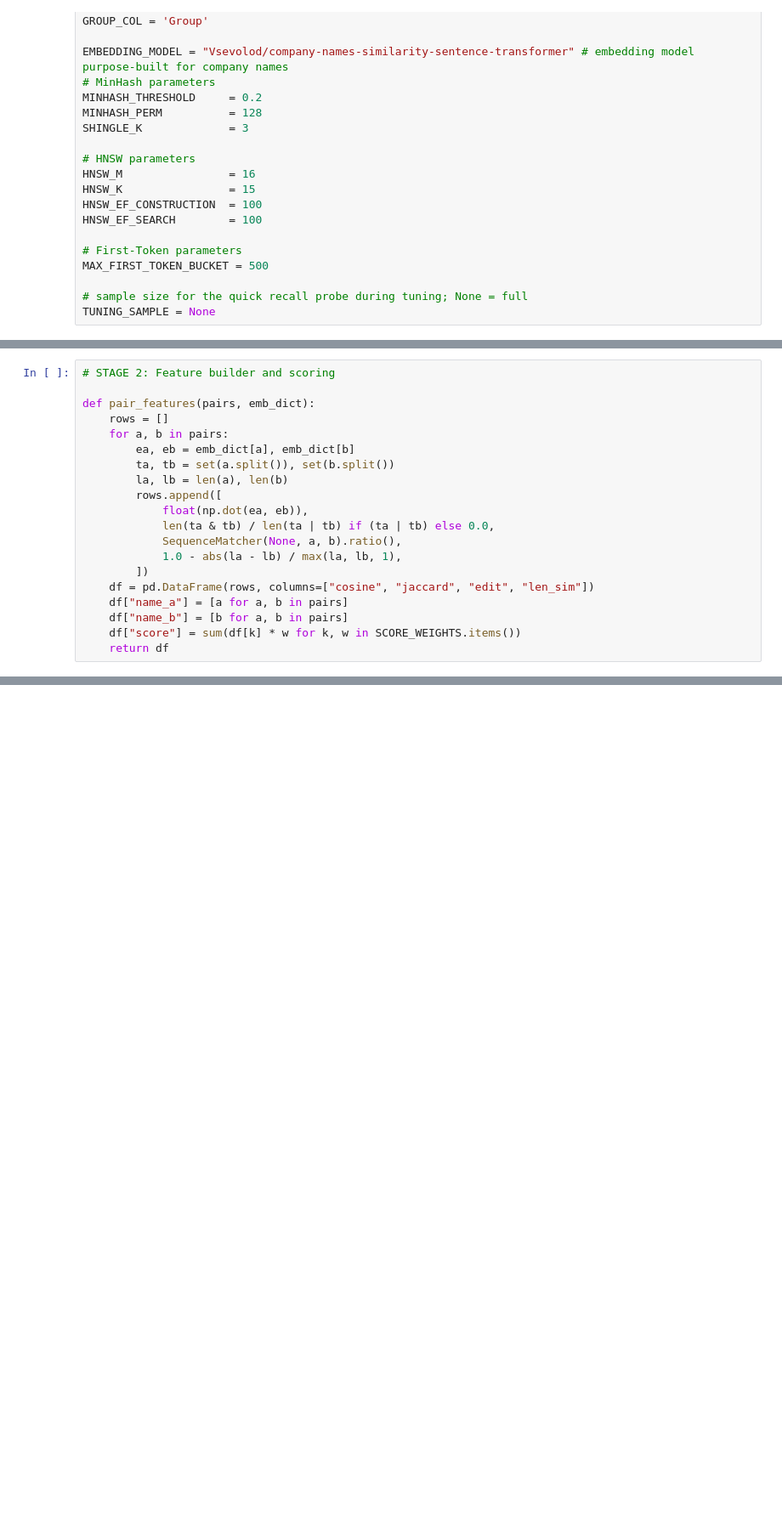
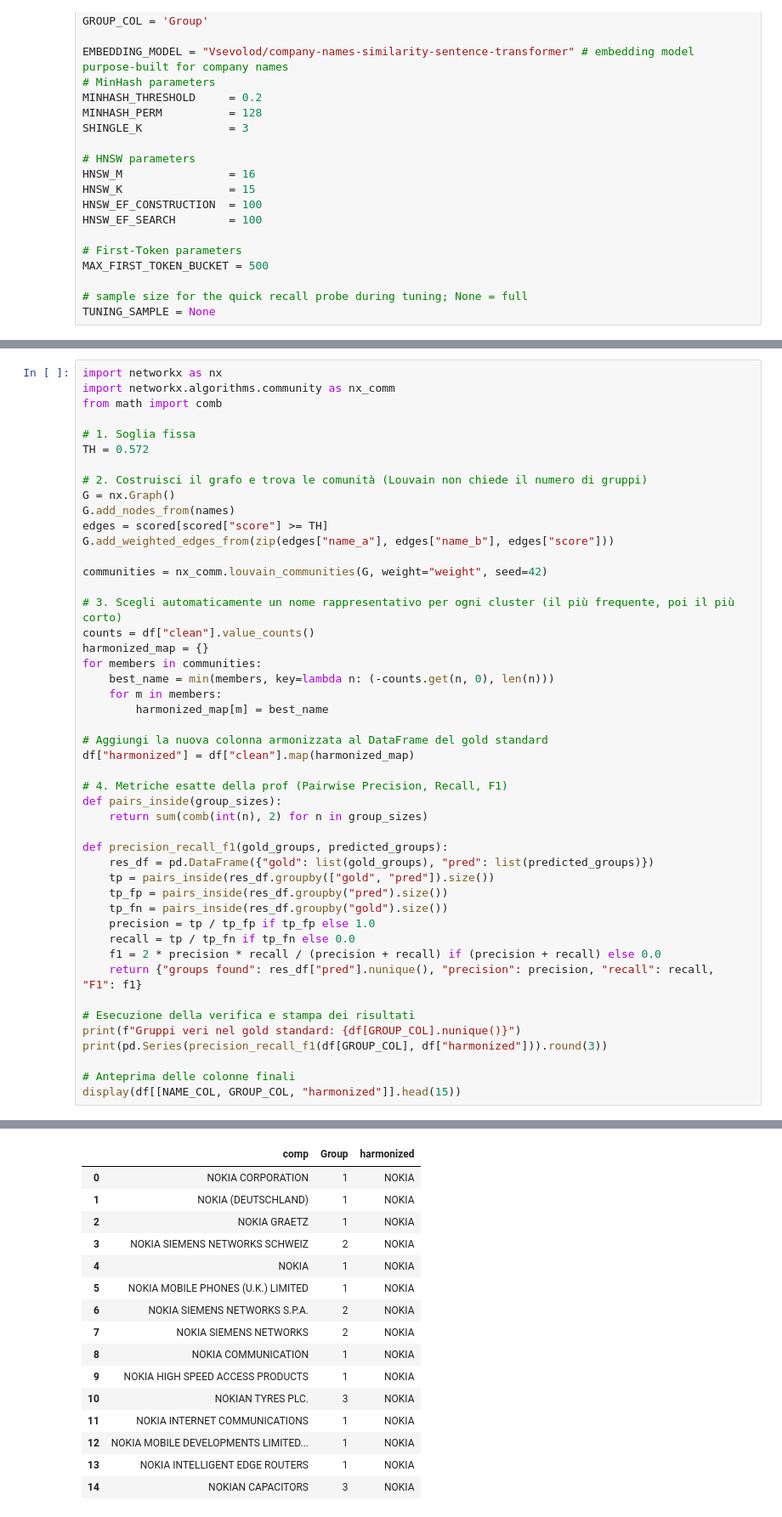
Before and after one commit to LudovicaIvaldi/Group15_innovation, a Jupyter notebook: entity-linking/harm_ludo.ipynb, the cells around one changed output, grey strips where cells are left out. Shown at 85% size. Saved outputs shown, nothing was run; the diff lists cells and outputs as text; blank space fills up the shorter version.

```diff
--- a/entity-linking/harm_pipeline-Ludo.ipynb
+++ b/entity-linking/harm_ludo.ipynb
@@ -348,26 +274,6 @@ def pair_features(pairs, emb_dict):
     df["name_b"] = [b for a, b in pairs]
     df["score"] = sum(df[k] * w for k, w in SCORE_WEIGHTS.items())
     return df
-# %%
-# STAGE 2: Feature builder and scoring
-
-def pair_features(pairs, emb_dict):
-    rows = []
-    for a, b in pairs:
-        ea, eb = emb_dict[a], emb_dict[b]
-        ta, tb = set(a.split()), set(b.split())
-        la, lb = len(a), len(b)
-        rows.append([
-            float(np.dot(ea, eb)),
-            len(ta & tb) / len(ta | tb) if (ta | tb) else 0.0,
-            SequenceMatcher(None, a, b).ratio(),
-            1.0 - abs(la - lb) / max(la, lb, 1),
-        ])
-    df = pd.DataFrame(rows, columns=["cosine", "jaccard", "edit", "len_sim"])
-    df["name_a"] = [a for a, b in pairs]
-    df["name_b"] = [b for a, b in pairs]
-    df["score"] = sum(df[k] * w for k, w in SCORE_WEIGHTS.items())
-    return df
 # %%
 # STAGE 2: scored candidate set
 
@@ -495,0 +331,48 @@ BCubed  precision=0.983  recall=0.370  F1=0.538
+# %%
+import networkx as nx
+import networkx.algorithms.community as nx_comm
+from math import comb
+
+# 1. Soglia fissa
+TH = 0.572
+
+# 2. Costruisci il grafo e trova le comunità (Louvain non chiede il numero di gruppi)
+G = nx.Graph()
+G.add_nodes_from(names)
+edges = scored[scored["score"] >= TH]
+G.add_weighted_edges_from(zip(edges["name_a"], edges["name_b"], edges["score"]))
+
+communities = nx_comm.louvain_communities(G, weight="weight", seed=42)
+
+# 3. Scegli automaticamente un nome rappresentativo per ogni cluster (il più frequente, poi il più corto)
+counts = df["clean"].value_counts()
+harmonized_map = {}
+for members in communities:
+    best_name = min(members, key=lambda n: (-counts.get(n, 0), len(n)))
+    for m in members:
+        harmonized_map[m] = best_name
+
+# Aggiungi la nuova colonna armonizzata al DataFrame del gold standard
+df["harmonized"] = df["clean"].map(harmonized_map)
+
+# 4. Metriche esatte della prof (Pairwise Precision, Recall, F1)
+def pairs_inside(group_sizes):
+    return sum(comb(int(n), 2) for n in group_sizes)
+
+def precision_recall_f1(gold_groups, predicted_groups):
+    res_df = pd.DataFrame({"gold": list(gold_groups), "pred": list(predicted_groups)})
+    tp = pairs_inside(res_df.groupby(["gold", "pred"]).size())
+    tp_fp = pairs_inside(res_df.groupby("pred").size())
+    tp_fn = pairs_inside(res_df.groupby("gold").size())
+    precision = tp / tp_fp if tp_fp else 1.0
+    recall = tp / tp_fn if tp_fn else 0.0
+    f1 = 2 * precision * recall / (precision + recall) if (precision + recall) else 0.0
+    return {"groups found": res_df["pred"].nunique(), "precision": precision, "recall": recall, "F1": f1}
+
+# Esecuzione della verifica e stampa dei risultati
+print(f"Gruppi veri nel gold standard: {df[GROUP_COL].nunique()}")
+print(pd.Series(precision_recall_f1(df[GROUP_COL], df["harmonized"])).round(3))
+
+# Anteprima delle colonne finali
+display(df[[NAME_COL, GROUP_COL, "harmonized"]].head(15))
+# %% [output]
@@ -495,0 +385,16 @@ BCubed  precision=0.983  recall=0.370  F1=0.538
+|  | comp | Group | harmonized |
+| 0 | NOKIA CORPORATION | 1 | NOKIA |
+| 1 | NOKIA (DEUTSCHLAND) | 1 | NOKIA |
+| 2 | NOKIA GRAETZ | 1 | NOKIA |
+| 3 | NOKIA SIEMENS NETWORKS SCHWEIZ | 2 | NOKIA |
+| 4 | NOKIA | 1 | NOKIA |
+| 5 | NOKIA MOBILE PHONES (U.K.) LIMITED | 1 | NOKIA |
+| 6 | NOKIA SIEMENS NETWORKS S.P.A. | 2 | NOKIA |
+| 7 | NOKIA SIEMENS NETWORKS | 2 | NOKIA |
+| 8 | NOKIA COMMUNICATION | 1 | NOKIA |
+| 9 | NOKIA HIGH SPEED ACCESS PRODUCTS | 1 | NOKIA |
+| 10 | NOKIAN TYRES PLC. | 3 | NOKIA |
+| 11 | NOKIA INTERNET COMMUNICATIONS | 1 | NOKIA |
+| 12 | NOKIA MOBILE DEVELOPMENTS LIMITED... | 1 | NOKIA |
+| 13 | NOKIA INTELLIGENT EDGE ROUTERS | 1 | NOKIA |
+| 14 | NOKIAN CAPACITORS | 3 | NOKIA |
```
Also changed, not shown: parts of 26 cells of this notebook, 2 other files.
